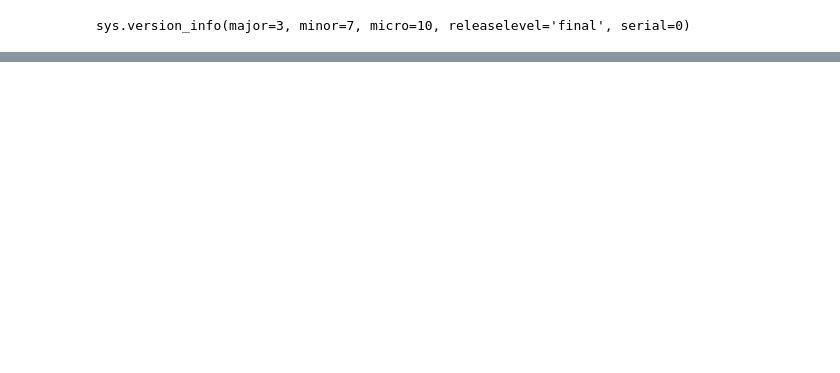
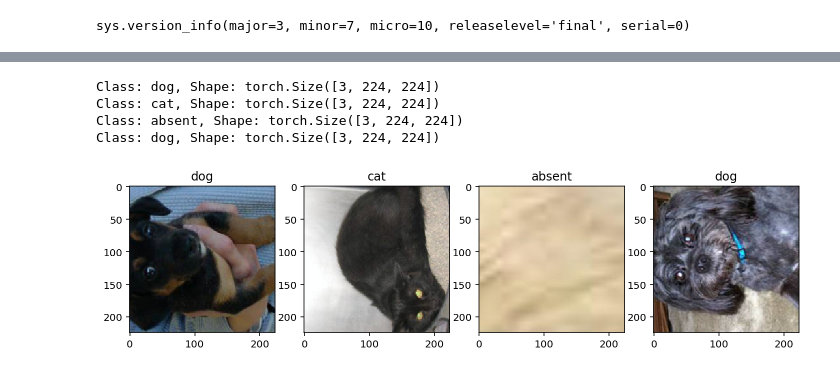
Before and after one commit to dylanlrrb/cat_dog_classifier, a Jupyter notebook: model/Cat_Dog_Classifier.ipynb, the cells around one changed output, grey strips where cells are left out. Saved outputs shown, nothing was run; the diff lists cells and outputs as text; code cells hidden in the pictures; blank space fills up the shorter version.

```diff
--- a/model/Cat_Dog_Classifier.ipynb
+++ b/model/Cat_Dog_Classifier.ipynb
@@ -24,5 +24,5 @@ import time
 # %%
-data_dir = 'datasets/v1/animals'
+data_dir = 'datasets/v2/animals'
 train_dir = data_dir + '/train'
 valid_dir = data_dir + '/valid'
 test_dir = data_dir + '/test'
@@ -63,4 +68,27 @@ dataloaders = {
-# %%
-with open('cat_to_name.json', 'r') as f:
-    cat_to_name = json.load(f)
+# %%
+def show4(dataloader, label_mapping):
+    dataiter = iter(dataloader)
+    fig, ax = plt.subplots(figsize=(12, 10), ncols=4)
+
+    batch = next(dataiter)
+    labels = batch[1][0:4]
+    images = batch[0][0:4]
+    for i in range(4):
+        title = label_mapping[labels[i].item()]
+        print(f'Class: {title}, Shape: {images[i].shape}')
+
+        image = images[i].numpy().T
+        image = std * image + mean
+        image = np.clip(image, 0, 1)
+        ax[i].set_title(title)
+        ax[i].imshow(image)
+
+
+show4(dataloaders['validate'], label_mapping)
+# %% [output]
+Class: dog, Shape: torch.Size([3, 224, 224])
+Class: cat, Shape: torch.Size([3, 224, 224])
+Class: absent, Shape: torch.Size([3, 224, 224])
+Class: dog, Shape: torch.Size([3, 224, 224])
+[figure, added]
 # %%
```
Also changed, not shown: parts of 20 cells of this notebook, 9 other files.
